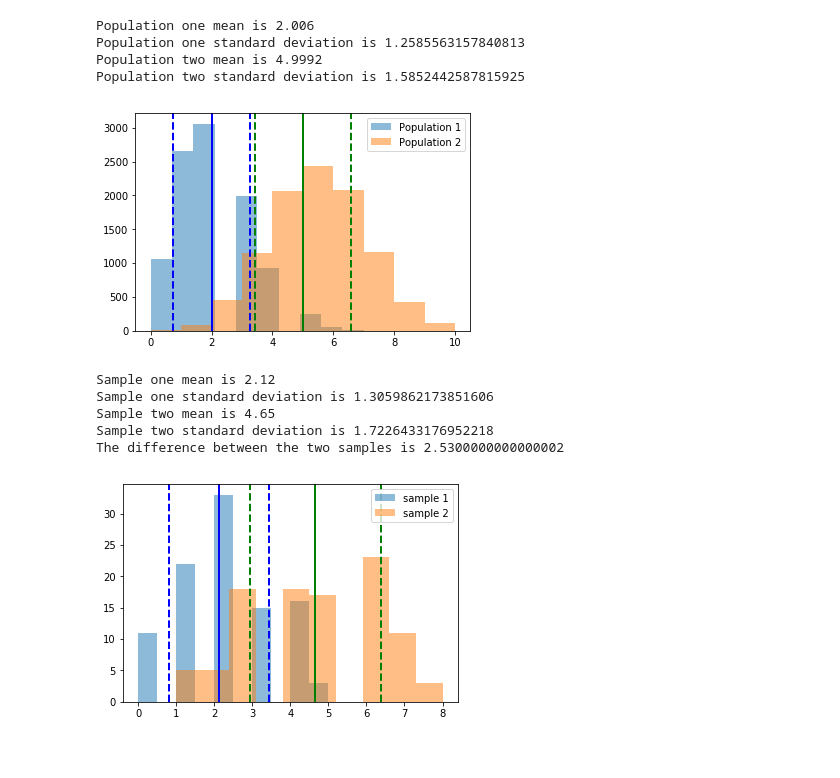
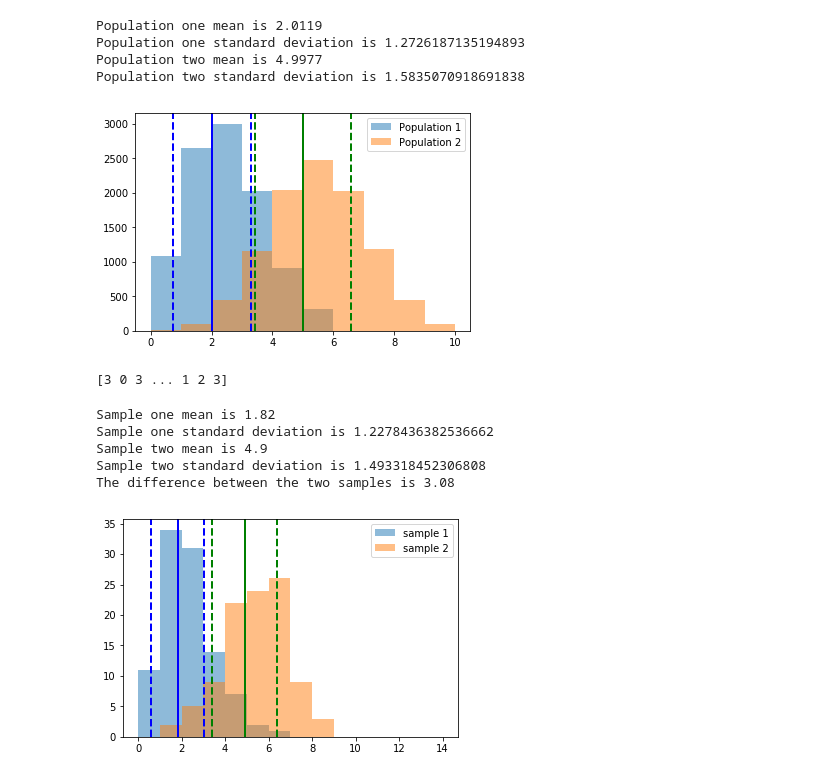
Before and after one commit to innawendell/Describing-Data-, a Jupyter notebook: DRILL_Central_Limit_Theorem.ipynb, the cells around one changed output. Cells and saved outputs as stored; diff of their text form; code cells hidden in the pictures.

```diff
--- a/DRILL_Central_Limit_Theorem.ipynb
+++ b/DRILL_Central_Limit_Theorem.ipynb
@@ -13,7 +13,7 @@ print('Population one standard deviation is {} '.format(pop1.std()))
 print('Population two mean is {} '.format(pop2.mean()))
 print('Population two standard deviation is {} '.format(pop2.std()))
 
-plt.hist(pop1, alpha=.5, label='Population 1')
+plt.hist(pop1, bins = range(0, 7), alpha=.5, label='Population 1')
 plt.hist(pop2, alpha=.5, label='Population 2')
 plt.legend(loc='upper right')
 
@@ -26,43 +26,46 @@ plt.axvline(pop2.mean() + pop2.std(), color = 'g', linestyle='dashed', linewidth
 plt.axvline(pop2.mean() - pop2.std(), color='g', linestyle='dashed', linewidth=2)
 
 plt.show()
+
+print(pop1)
 # %% [output]
-Population one mean is 2.006
-Population one standard deviation is 1.2585563157840813
-Population two mean is 4.9992
-Population two standard deviation is 1.5852442587815925
+Population one mean is 2.0119
+Population one standard deviation is 1.2726187135194893
+Population two mean is 4.9977
+Population two standard deviation is 1.5835070918691838
-[figure, old version]
+[figure, new version]
+[3 0 3 ... 1 2 3]
 # %%
 #Sample mean and standard deviation are relatively close to the population mean and std
 
 sample1 = np.random.choice(pop1, 100, replace=True)
 sample2 = np.random.choice(pop2, 100, replace=True)
 
 diff=sample2.mean() - sample1.mean()
 
 print('Sample one mean is {} '.format(sample1.mean()))
 print('Sample one standard deviation is {} '.format(sample1.std()))
 print('Sample two mean is {} '.format(sample2.mean()))
 print('Sample two standard deviation is {} '.format(sample2.std()))
 print('The difference between the two samples is {}'.format(diff))
 
-plt.hist(sample1, alpha=.5, label='sample 1')
+plt.hist(sample1, bins = range(0, 15), alpha=.5, label='sample 1')
 plt.axvline(sample1.mean(), color='b',linestyle='solid', linewidth=2)
 plt.axvline(sample1.mean() + sample1.std(), color = 'b', linestyle='dashed', linewidth=2)
 plt.axvline(sample1.mean() - sample1.std(), color='b', linestyle='dashed', linewidth=2)
 
-plt.hist(sample2, alpha=.5, label = 'sample 2')
+plt.hist(sample2, bins = range(0, 15), alpha=.5, label = 'sample 2')
 plt.axvline(sample2.mean(), color='g', linestyle='solid', linewidth=2)
 plt.axvline(sample2.mean() + sample2.std(), color='g', linestyle='dashed', linewidth=2)
 plt.axvline(sample2.mean() - sample2.std(), color='g', linestyle='dashed',linewidth=2)
 plt.legend(loc='upper right')
 
 plt.show()
 # %% [output]
-Sample one mean is 2.12
-Sample one standard deviation is 1.3059862173851606
-Sample two mean is 4.65
-Sample two standard deviation is 1.7226433176952218
-The difference between the two samples is 2.5300000000000002
+Sample one mean is 1.82
+Sample one standard deviation is 1.2278436382536662
+Sample two mean is 4.9
+Sample two standard deviation is 1.493318452306808
+The difference between the two samples is 3.08
-[figure, old version]
+[figure, new version]
 # %%
```
Also changed, not shown: parts of 6 cells of this notebook.
